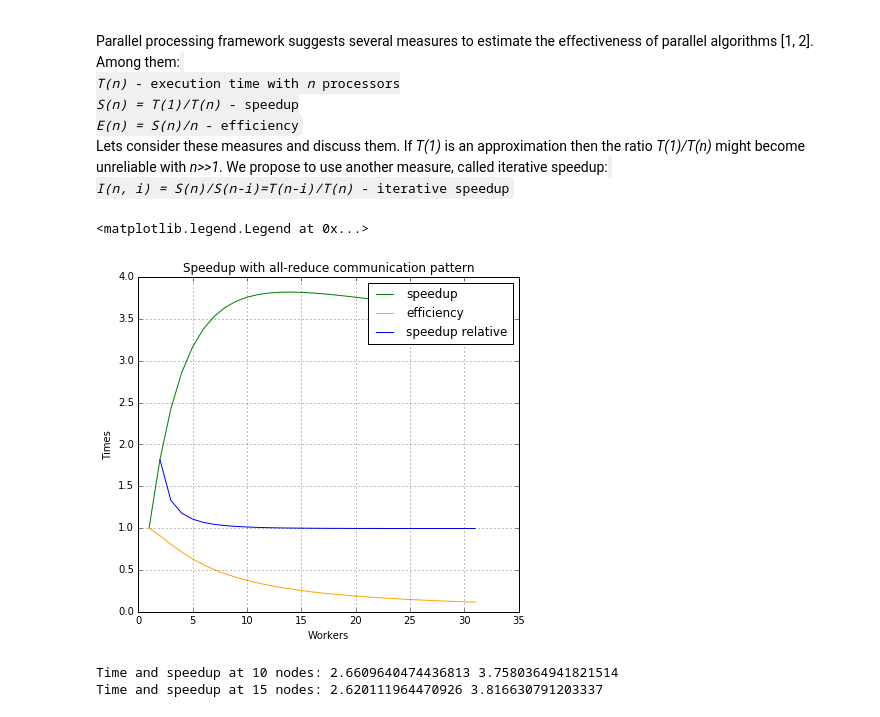
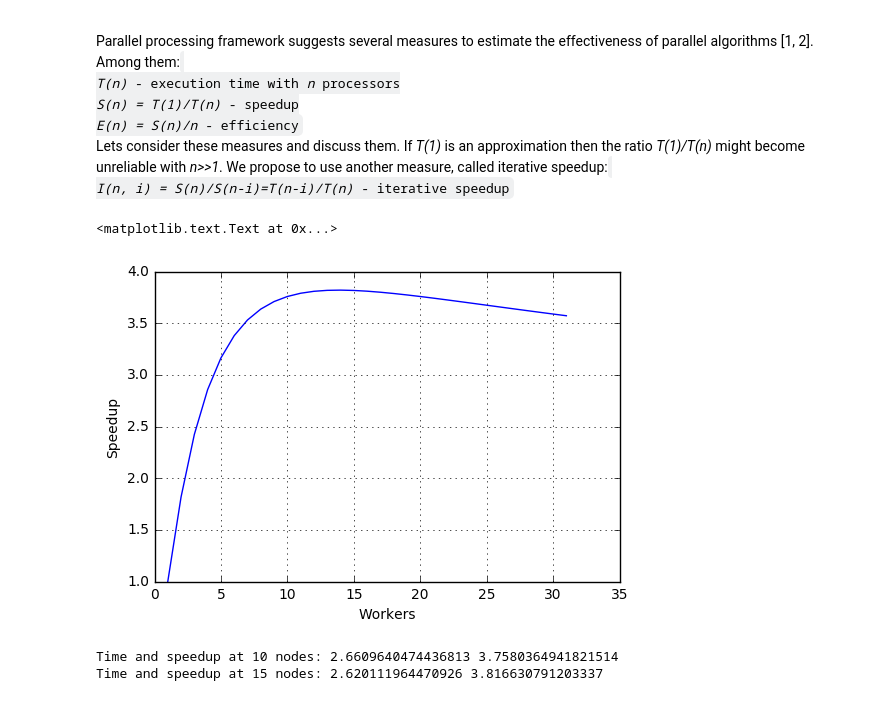
Before and after one commit to avulanov/scalability, a Jupyter notebook: general.ipynb, the cells around one changed output. Cells and saved outputs as stored; diff of their text form; code cells hidden in the pictures.

```diff
--- a/general.ipynb
+++ b/general.ipynb
@@ -26,6 +26,7 @@ In some cases it can be all-reduce or tree-aggregation:
 </code>
 # %%
 import math
+import numpy as np
 def t_cp(n, c):
     return c / n
 def t_cm(n, d):
@@ -36,6 +37,8 @@ def t_total(n, c, d):
     return t_cp(n, c) + t_cm(n, d)
 def t_lin(n, c, d):
     return t_cp(n, c) + t_cmlin(n, d)
+def speedup(n, c, d):
+    return c / (c / n + d * np.log2(n))
 # %% [markdown]
 Lets plot graphs to see how the total time behave depending on the number of nodes:
 # %%
@@ -90,39 +93,23 @@ Lets consider these measures and discuss them. If *T(1)* is an approximation the
 <code>
   *I(n, i) = S(n)/S(n-i)=T(n-i)/T(n)*  - iterative speedup
 </code>
-# %%
-def speedup(n, c, d):
-    return t_total(1, c, d) / t_total(n, c, d)
-def efficiency(n, c, d):
-    return speedup(n, c, d) / n
-def ispeedup(n, c, d):
-    return t_total(n - 1, c, d) / t_total(n, c, d)
 # %%
 %matplotlib inline
 import matplotlib.pyplot as plt
 import numpy as np
 n = np.arange(1, 32)
 r = np.arange(2, 32)
 c = 10
 d = 0.5
-sData = np.vectorize(speedup)(n, c, d)
-srelData = np.vectorize(ispeedup)(r, c, d)
-slopeData = np.vectorize(speedup_slope)(r, c, d)
-eData = np.vectorize(efficiency)(n, c, d)
-plt.figure(1, figsize=(15, 6))
-plt.subplot(121)
 ax = plt.gca()
 ax.grid(True)
-leg1, = plt.plot(n, sData, color="green", label='speedup')
-leg2, = plt.plot(n, eData, color="orange", label='efficiency')
-leg3, = plt.plot(r, srelData, color="blue", label='speedup relative')
-plt.ylabel("Times")
+leg1, = plt.plot(n, speedup(n, c, d), label='speedup')
+plt.ylabel("Speedup")
 plt.xlabel("Workers")
-plt.title("Speedup with all-reduce communication pattern")
-plt.legend(handles=[leg1, leg2, leg3])
+#plt.title("Speedup with all-reduce communication pattern")
 # %% [output]
-<matplotlib.legend.Legend at 0x...>
+<matplotlib.text.Text at 0x...>
-[figure, old version]
+[figure, new version]
 # %%
 print("Time and speedup at 10 nodes:", t_total(10, c, d), speedup(10, c, d))
 print("Time and speedup at 15 nodes:", t_total(15, c, d), speedup(15, c, d))
```
Also changed, not shown: 14 other files.
